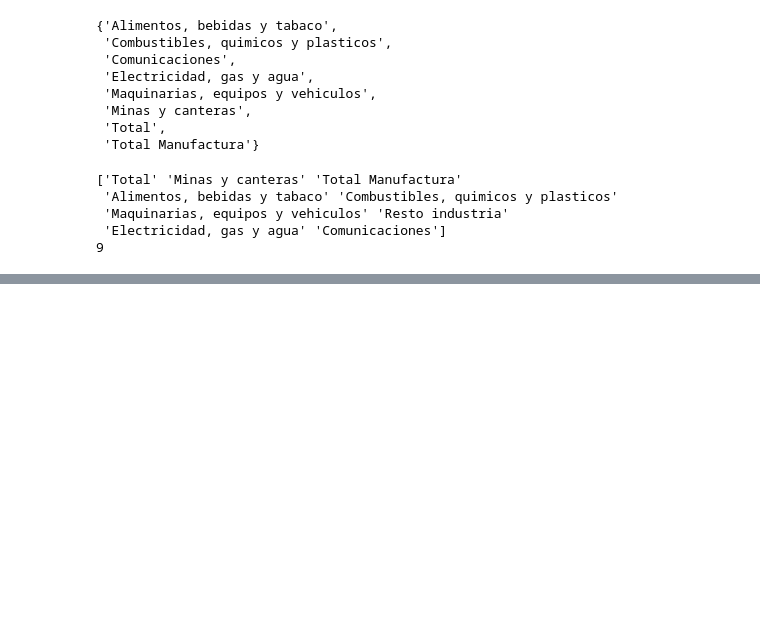
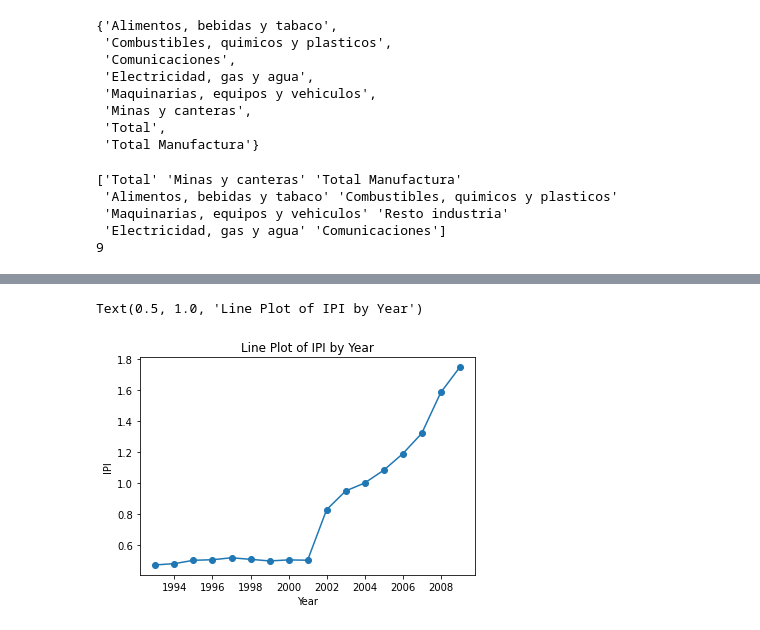
Before and after one commit to mateosuster/productivity_measures, a Jupyter notebook: enge/enge.ipynb, the cells around one changed output, grey strips where cells are left out. Drawn from its saved outputs; the diff is of its cells as text; code cells hidden in the pictures; blank space fills up the shorter version.

```diff
--- a/enge/enge.ipynb
+++ b/enge/enge.ipynb
@@ -276,7 +283,7 @@ print(len(unique_sectors))
 9
 # %%
 #agrego el resto de la industria
-data = data.groupby(['year', 'sector']).agg(
+data_agg = data.groupby(['year', 'sector']).agg(
     {'vab': 'sum',
      'emp': 'sum',
      # 'productividad': 'mean'
@@ -285,17 +292,42 @@ data = data.groupby(['year', 'sector']).agg(
     ).reset_index()
 # %%
 #cargo indices de precios y tcp
-indices =  pd.read_excel('../TCP_me.xlsx', skiprows  = 2)
+indices =  pd.read_excel('../data/TCP_me.xlsx', skiprows  = 2)
 # print(indices)
 indices.rename(columns = {
     'Unnamed: 0' : 'year',
-    'Unnamed: 14' : 'TCP_1',
-    'Unnamed: 15' : 'TCP_2',
+    'Unnamed: 14' : 'index_TCP_1',
+    'Unnamed: 15' : 'index_TCP_2',
+    'TCC' : 'TCC_old',
+    'TCC.1' : 'TCC'
         },
                inplace = True
               )
 indices = indices.iloc[2:, :]
-indices = indices[['year', 'IPC', 'TCC', 'TCP_1', 'TCP_2']]
+indices = indices[['year', 'IPC', 'TCC', 'index_TCP_1', 'index_TCP_2']]
+indices['TCP_1'] = indices['TCC'] * indices['index_TCP_1']
+indices['TCP_2'] = indices['TCC'] * indices['index_TCP_2']
 indices['year'] = indices['year'].astype(int) #astype(str).str.strip().
 # indices.year.tolist()
+# %%
+ipi_df = pd.read_csv('../data/IPI.csv', skiprows  = 4)
+ipi_df.columns = ['year', 'ipi_base2004', 'ipi_base93_93', 'ipi_base93_04', 'ipi_empalme_04']
+ipi_df = ipi_df[['year','ipi_empalme_04']]
+# %%
+def get_index(df, name_var, base_year, index_bool = True):
+    # df[name_var] = df[production]/df[work]
+
+    if index_bool:
+        name_index = name_var + '_index'
+        base_year= base_year
+
+        # calculate the base productivity for each country
+        base_prod =pd.DataFrame(df.loc[df['year'] == base_year, [name_var, 'sector'] ].groupby('sector').first()).reset_index()
+        # print(base_prod)
+        base_prod.columns = [  'sector', 'productivity_base']
+        df = pd.merge(df.reset_index(), base_prod, how = 'left', left_on='sector', right_on='sector')
+        df[name_index] = df[name_var] / df['productivity_base']
+        df.drop('productivity_base', axis =  1, inplace = True)
+
+        return df[name_index]
 # %%
@@ -404,0 +383,12 @@ plt.show()
+# %%
+data_ipi = data_join.loc[data_join['year']<2010, ['year', 'ipi_empalme_04']].drop_duplicates()
+# Create the line plot
+plt.plot(data_ipi['year'], data_ipi['ipi_empalme_04'], marker='o')
+
+# Set labels and title
+plt.xlabel('Year')
+plt.ylabel('IPI')
+plt.title('Line Plot of IPI by Year')
+# %% [output]
+Text(0.5, 1.0, 'Line Plot of IPI by Year')
+[figure, added]
```
Also changed, not shown: parts of 15 cells of this notebook, 8 other files.
